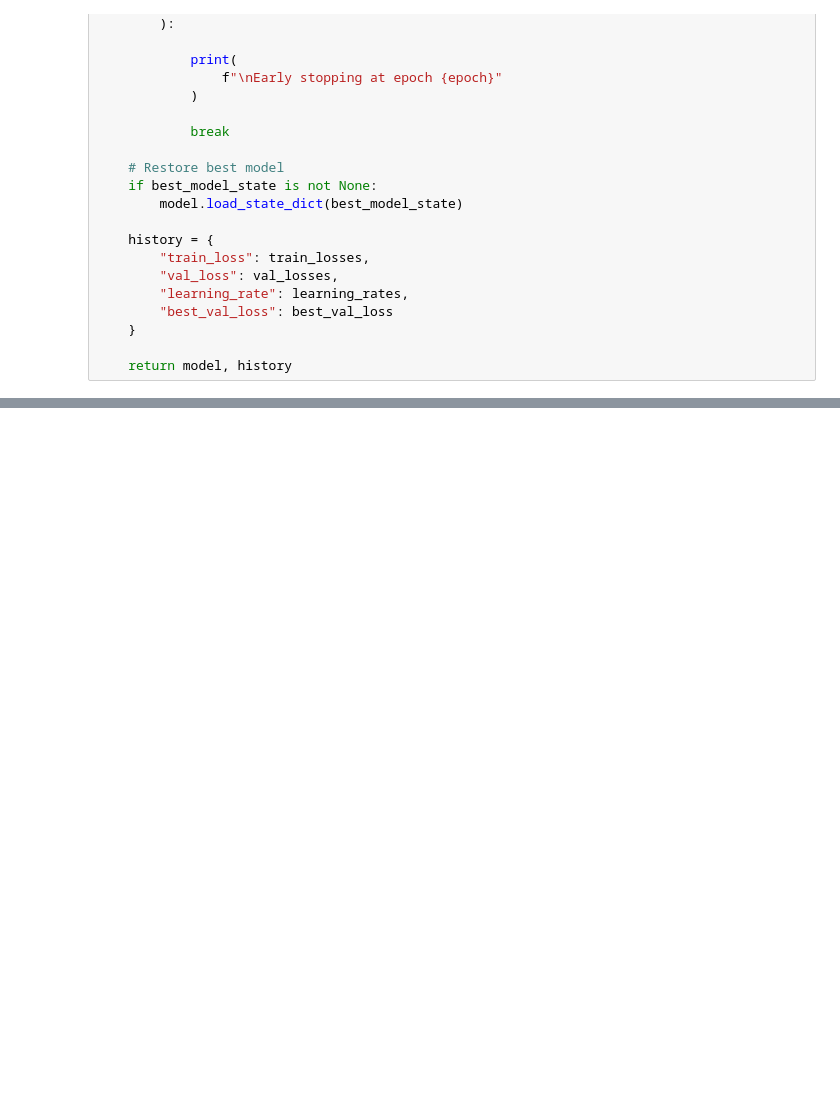
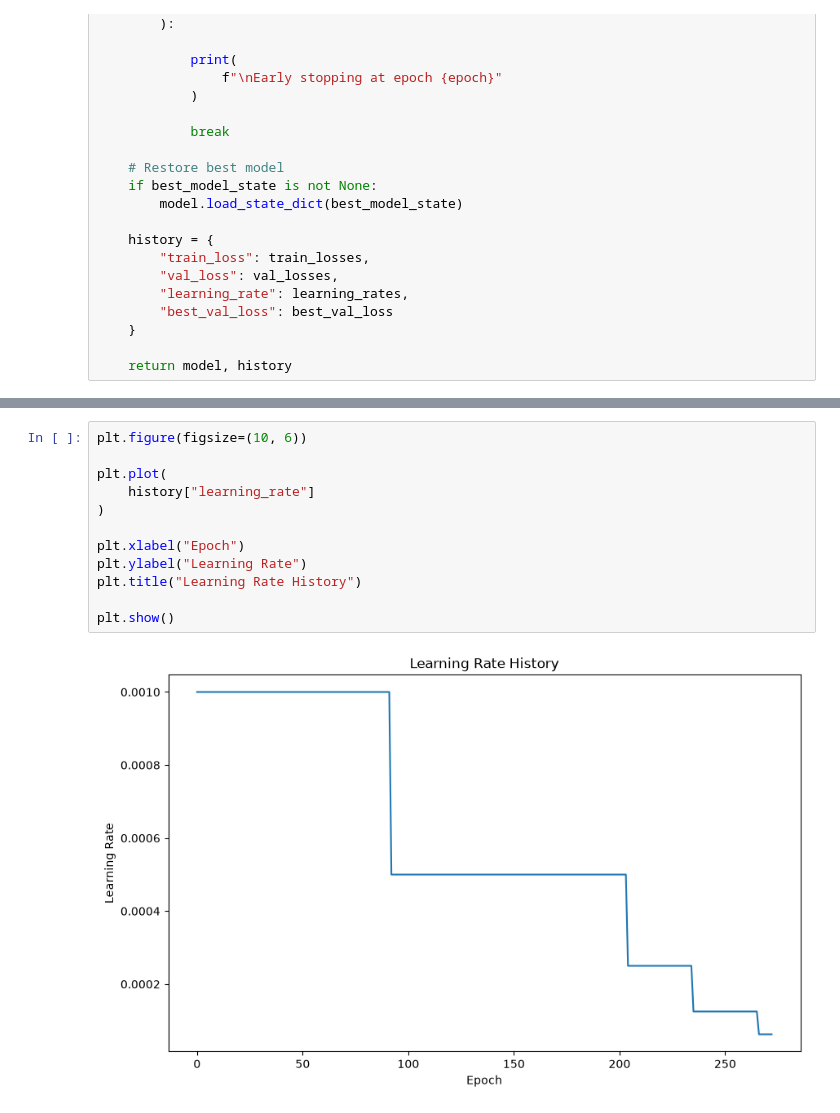
Before and after one commit to dmurray-data/deep-learning-tabular, a Jupyter notebook: notebooks/training_pipeline.ipynb, the cells around one changed output, grey strips where cells are left out. Drawn from its saved outputs; the diff is of its cells as text; blank space fills up the shorter version.

```diff
--- a/notebooks/training_pipeline.ipynb
+++ b/notebooks/training_pipeline.ipynb
@@ -174,0 +308,14 @@ NameError: name 'BatchNormNetwork' is not defined
+# %%
+plt.figure(figsize=(10, 6))
+
+plt.plot(
+    history["learning_rate"]
+)
+
+plt.xlabel("Epoch")
+plt.ylabel("Learning Rate")
+plt.title("Learning Rate History")
+
+plt.show()
+# %% [output]
+[figure, added]
```
Also changed, not shown: parts of 9 cells of this notebook.
